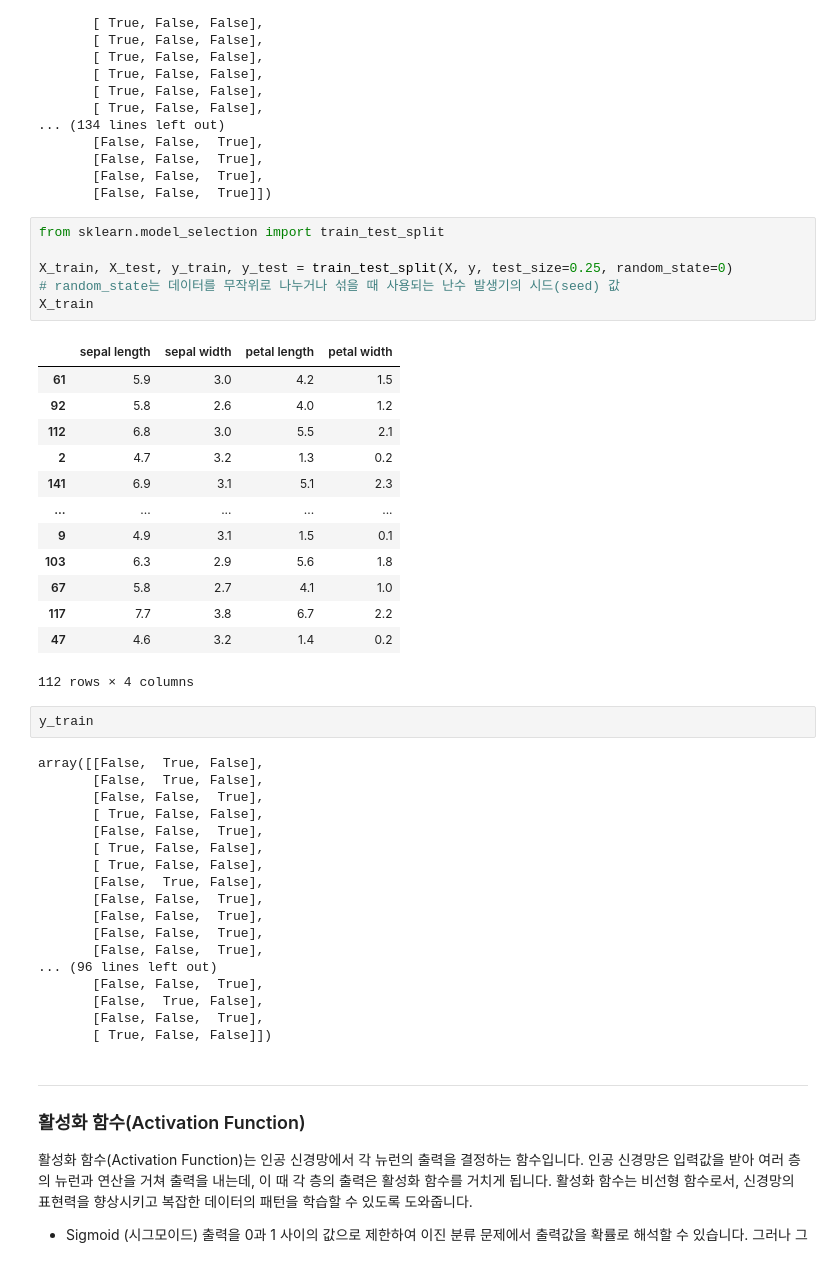
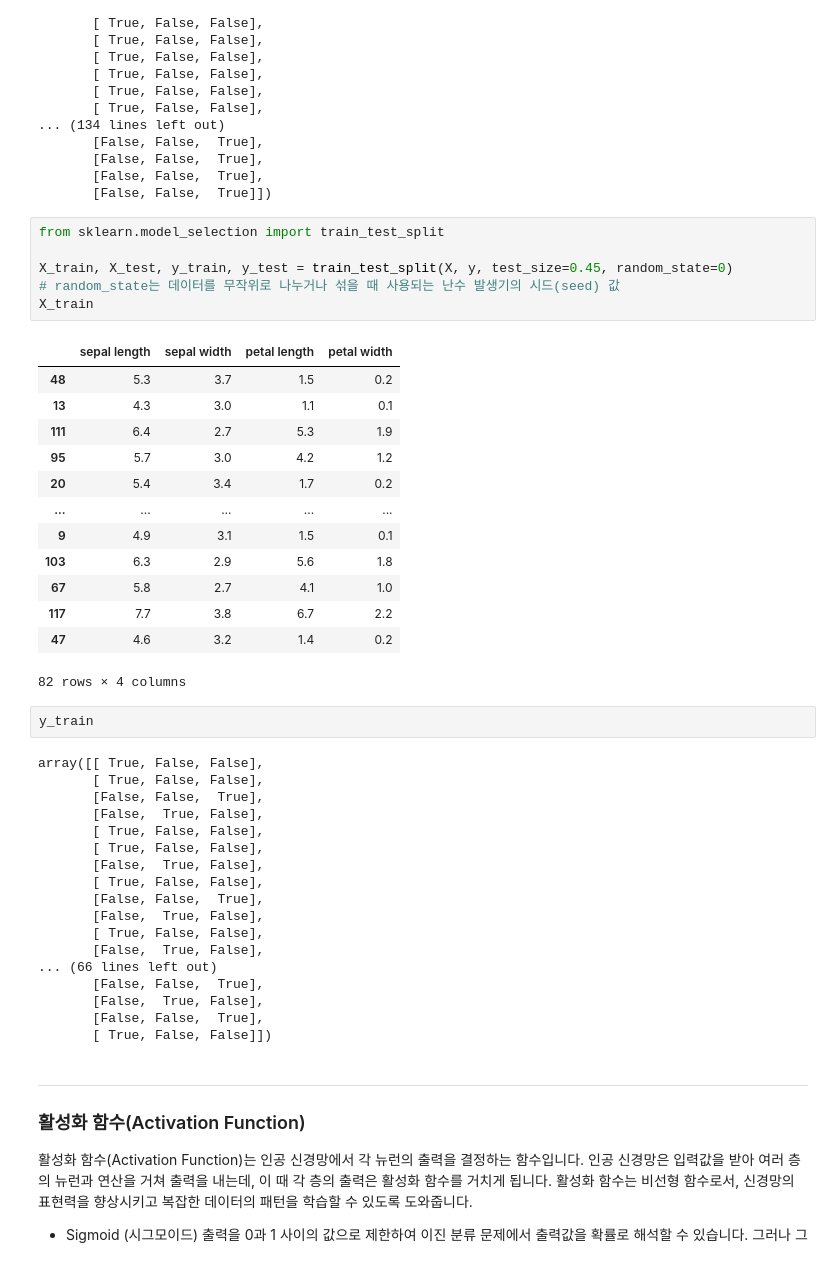
Before and after one commit to dev-doragi/AI-class, a Jupyter notebook: Exercise/240401_5주차_Iris.ipynb, the cells around one changed output. Cells and saved outputs as stored; diff of their text form.

```diff
--- a/Exercise/240401_5주차_Iris.ipynb
+++ b/Exercise/240401_5주차_Iris.ipynb
@@ -240,39 +242,39 @@ array([[ True, False, False],
 # %%
 from sklearn.model_selection import train_test_split
 
-X_train, X_test, y_train, y_test = train_test_split(X, y, test_size=0.25, random_state=0)
+X_train, X_test, y_train, y_test = train_test_split(X, y, test_size=0.45, random_state=0)
 # random_state는 데이터를 무작위로 나누거나 섞을 때 사용되는 난수 발생기의 시드(seed) 값
 X_train
 # %% [output]
 |  | sepal length | sepal width | petal length | petal width |
-| 61 | 5.9 | 3.0 | 4.2 | 1.5 |
-| 92 | 5.8 | 2.6 | 4.0 | 1.2 |
-| 112 | 6.8 | 3.0 | 5.5 | 2.1 |
-| 2 | 4.7 | 3.2 | 1.3 | 0.2 |
-| 141 | 6.9 | 3.1 | 5.1 | 2.3 |
+| 48 | 5.3 | 3.7 | 1.5 | 0.2 |
+| 13 | 4.3 | 3.0 | 1.1 | 0.1 |
+| 111 | 6.4 | 2.7 | 5.3 | 1.9 |
+| 95 | 5.7 | 3.0 | 4.2 | 1.2 |
+| 20 | 5.4 | 3.4 | 1.7 | 0.2 |
 | ... | ... | ... | ... | ... |
 | 9 | 4.9 | 3.1 | 1.5 | 0.1 |
 | 103 | 6.3 | 2.9 | 5.6 | 1.8 |
 | 67 | 5.8 | 2.7 | 4.1 | 1.0 |
 | 117 | 7.7 | 3.8 | 6.7 | 2.2 |
 | 47 | 4.6 | 3.2 | 1.4 | 0.2 |
-112 rows × 4 columns
+82 rows × 4 columns
 # %%
 y_train
 # %% [output]
-array([[False,  True, False],
-       [False,  True, False],
-       [False, False,  True],
+array([[ True, False, False],
        [ True, False, False],
        [False, False,  True],
+       [False,  True, False],
        [ True, False, False],
        [ True, False, False],
        [False,  True, False],
+       [ True, False, False],
        [False, False,  True],
-       [False, False,  True],
-       [False, False,  True],
-       [False, False,  True],
-... (96 lines left out)
+       [False,  True, False],
+       [ True, False, False],
+       [False,  True, False],
+... (66 lines left out)
        [False, False,  True],
        [False,  True, False],
        [False, False,  True],
```
Also changed, not shown: parts of 2 cells of this notebook, 9 other files.
